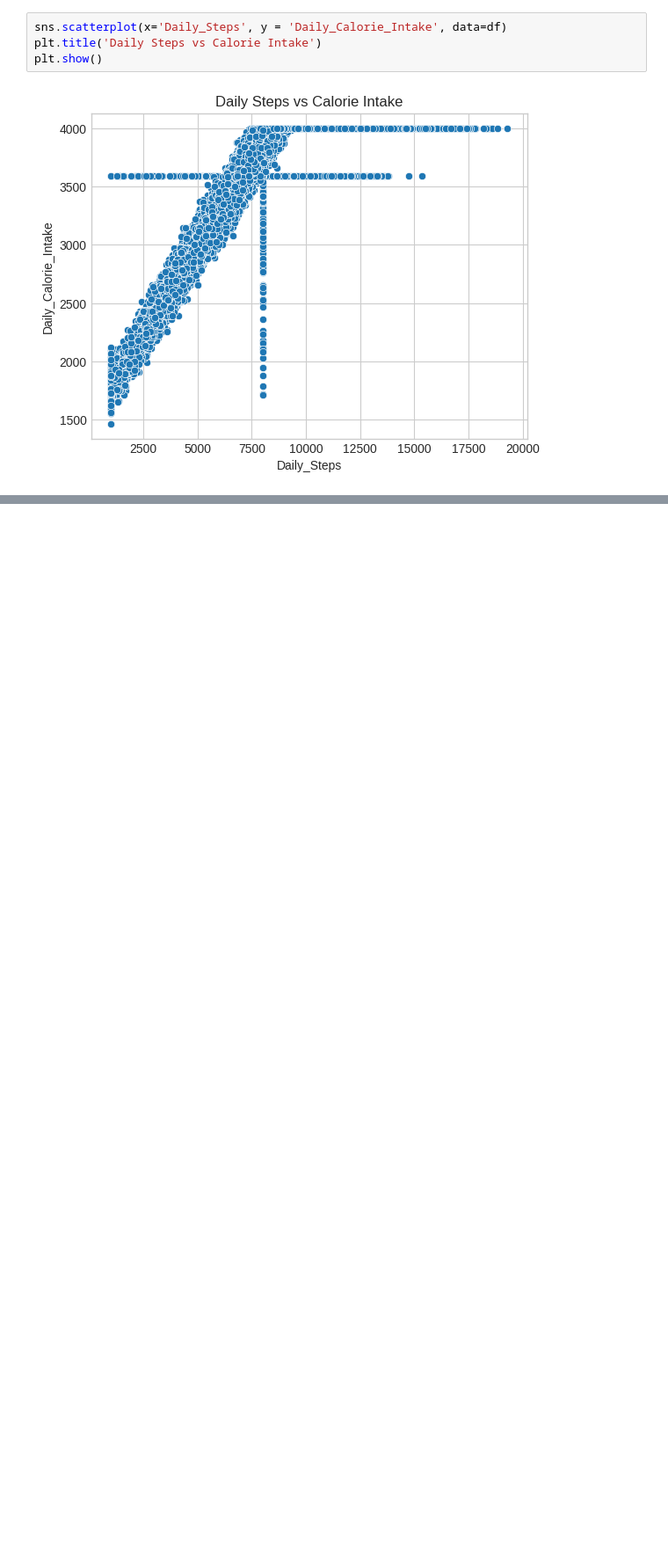
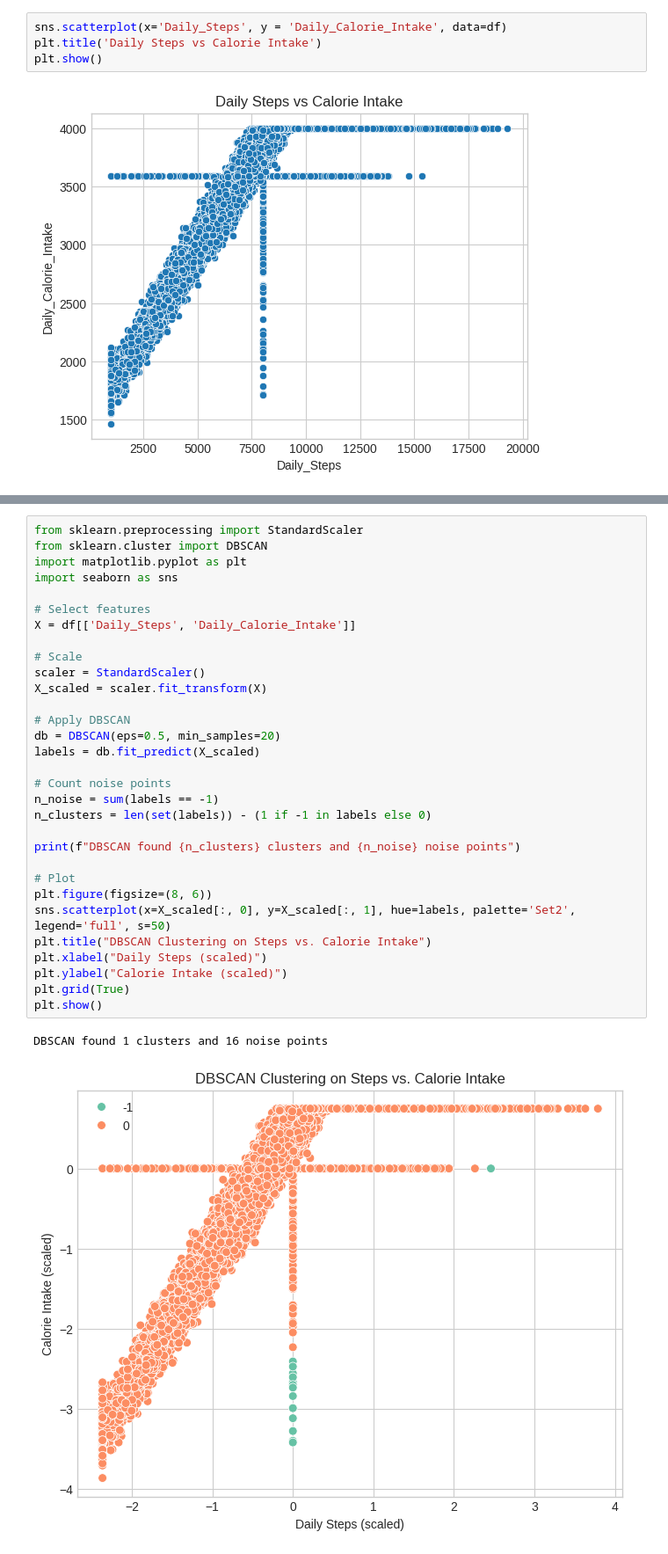
Before and after one commit to Programmer-Develops/HT-Insights, a Jupyter notebook: health_tracker.ipynb, the cells around one changed output, grey strips where cells are left out. Shown at 88% size. Cells and saved outputs as stored; diff of their text form; blank space fills up the shorter version.

```diff
--- a/health_tracker.ipynb
+++ b/health_tracker.ipynb
@@ -578,0 +616,34 @@ plt.show()
+# %%
+from sklearn.preprocessing import StandardScaler
+from sklearn.cluster import DBSCAN
+import matplotlib.pyplot as plt
+import seaborn as sns
+
+# Select features
+X = df[['Daily_Steps', 'Daily_Calorie_Intake']]
+
+# Scale
+scaler = StandardScaler()
+X_scaled = scaler.fit_transform(X)
+
+# Apply DBSCAN
+db = DBSCAN(eps=0.5, min_samples=20)
+labels = db.fit_predict(X_scaled)
+
+# Count noise points
+n_noise = sum(labels == -1)
+n_clusters = len(set(labels)) - (1 if -1 in labels else 0)
+
+print(f"DBSCAN found {n_clusters} clusters and {n_noise} noise points")
+
+# Plot
+plt.figure(figsize=(8, 6))
+sns.scatterplot(x=X_scaled[:, 0], y=X_scaled[:, 1], hue=labels, palette='Set2', legend='full', s=50)
+plt.title("DBSCAN Clustering on Steps vs. Calorie Intake")
+plt.xlabel("Daily Steps (scaled)")
+plt.ylabel("Calorie Intake (scaled)")
+plt.grid(True)
+plt.show()
+# %% [output]
+DBSCAN found 1 clusters and 16 noise points
+[figure, added]
```
Also changed, not shown: parts of 5 cells of this notebook.
